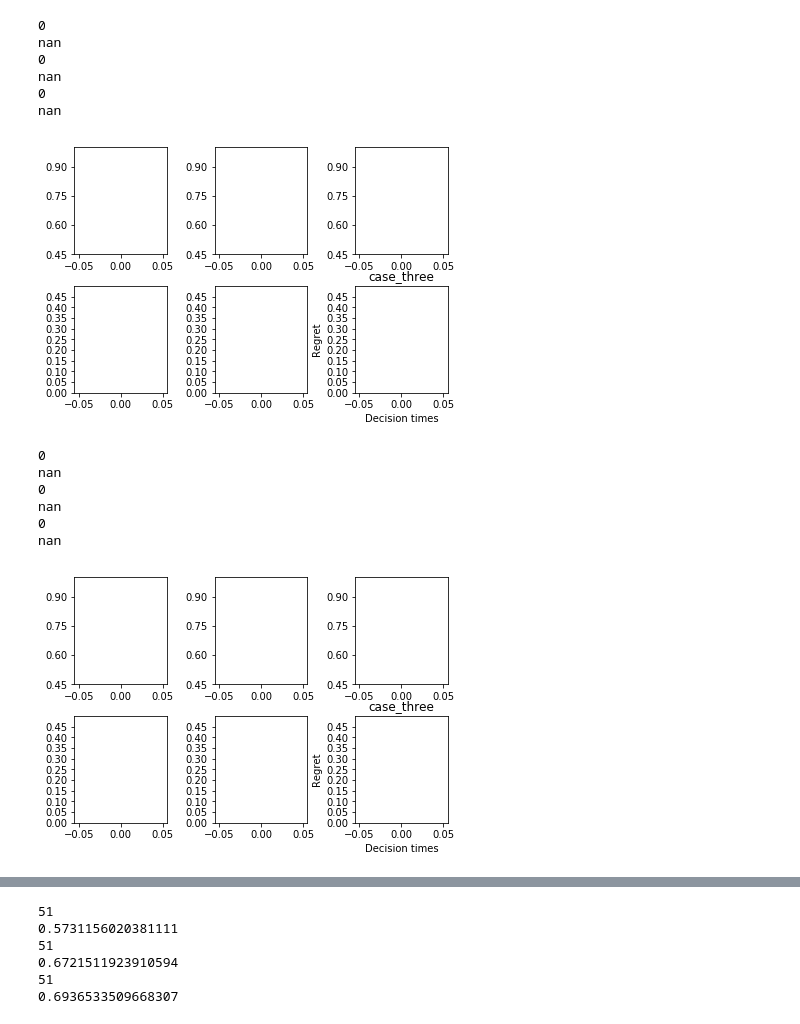
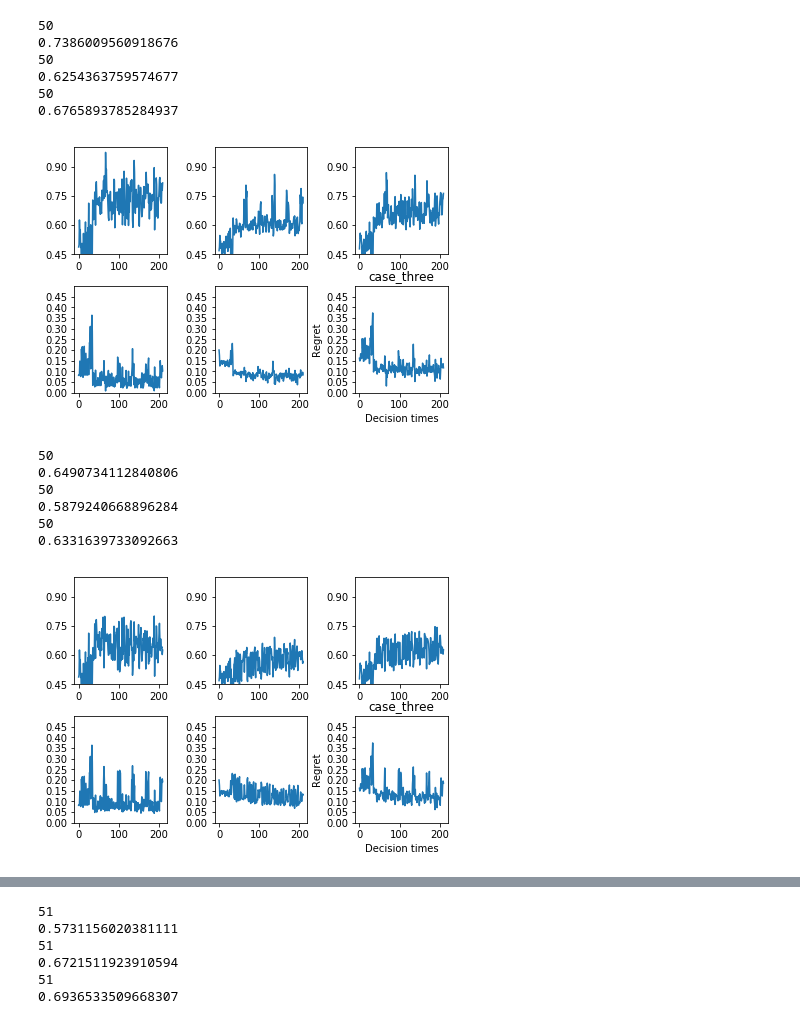
Before and after one commit to StatisticalReinforcementLearningLab/pooling_rl, a Jupyter notebook: evaluation/plot_all.ipynb, the cells around one changed output, grey strips where cells are left out. Saved outputs shown, nothing was run; the diff lists cells and outputs as text; code cells hidden in the pictures.

```diff
--- a/evaluation/plot_all.ipynb
+++ b/evaluation/plot_all.ipynb
@@ -98,23 +98,23 @@ def plot_all(results_path,pop,update,phrase):
 
         plot_and_save_dict(d,case,case,save=False,i=i,ax=ax)
 # %%
-plot_all('../../Downloads/pooling_results/batch/','32',7,'dowpreloc.pkl')
+plot_all('../../Downloads/pooling_results/batch/','32',7,'toddowpreloc_4_18')
 # %% [output]
-0
-nan
-0
-nan
-0
-nan
+50
+0.7386009560918676
+50
+0.6254363759574677
+50
+0.6765893785284937
-[figure, old version]
+[figure, new version]
 # %%
-plot_all('../../Downloads/pooling_results/personalized/','32',7,'dowpreloc.pkl')
+plot_all('../../Downloads/pooling_results/personalized/','32',7,'toddowpreloc_4_18')
 # %% [output]
-0
-nan
-0
-nan
-0
-nan
+50
+0.6490734112840806
+50
+0.5879240668896284
+50
+0.6331639733092663
-[figure, old version]
+[figure, new version]
 # %%
```
Also changed, not shown: parts of 2 cells of this notebook, 2 other files.
